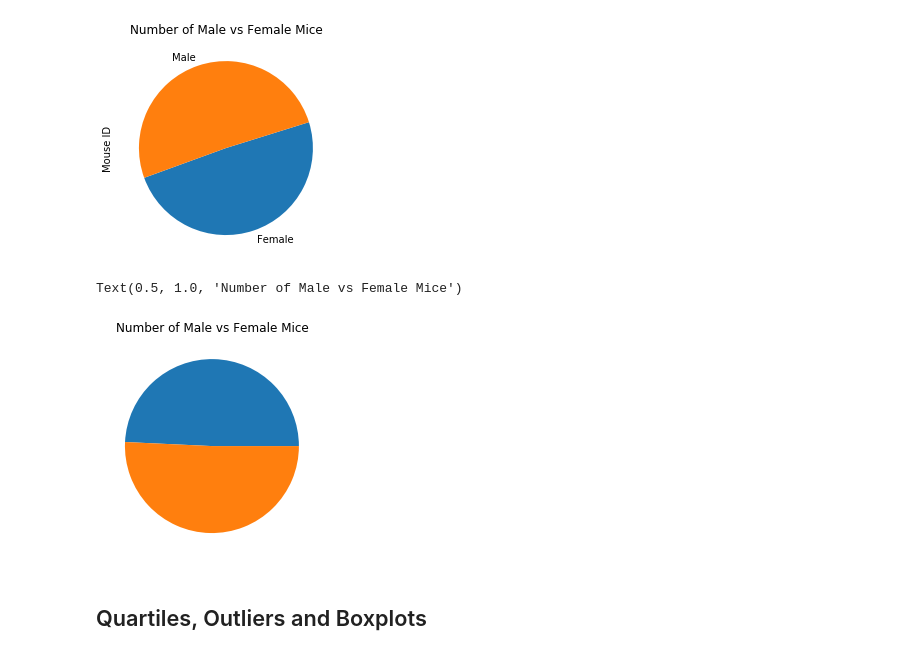
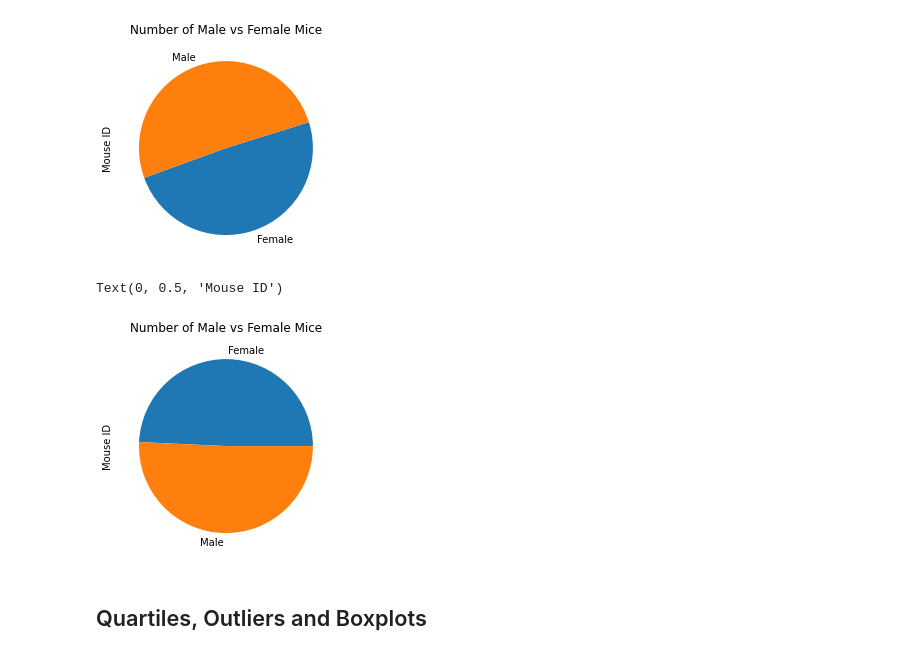
Before and after one commit to hauckc21/Matplotlib-challenge, a Jupyter notebook: Pymaceuticals/pymaceuticals.ipynb, the cells around one changed output. Cells and saved outputs as stored; diff of their text form; code cells hidden in the pictures.

```diff
--- a/Pymaceuticals/pymaceuticals.ipynb
+++ b/Pymaceuticals/pymaceuticals.ipynb
@@ -108,11 +108,12 @@ mouse_sex_plot = mouse_sex.plot.pie(y="Sex", title="Number of Male vs Female Mic
 # %%
 # Generate a pie plot showing the distribution of female versus male mice using pyplot
 mouse_sex = clean_data.groupby("Sex").count()["Mouse ID"]
-plt.pie(mouse_sex)
+plt.pie(mouse_sex, labels=mouse_sex.index)
 plt.title("Number of Male vs Female Mice")
+plt.ylabel("Mouse ID")
 # %% [output]
-Text(0.5, 1.0, 'Number of Male vs Female Mice')
+Text(0, 0.5, 'Mouse ID')
-[figure, old version]
+[figure, new version]
 # %% [markdown]
 ## Quartiles, Outliers and Boxplots
 # %%
```
Also changed, not shown: parts of 3 cells of this notebook.
